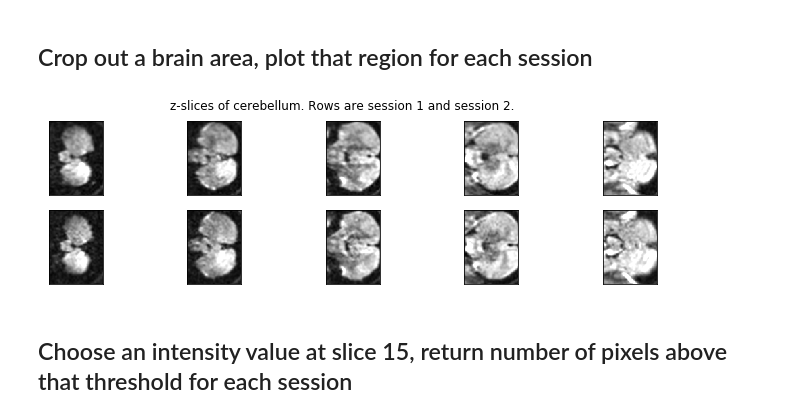
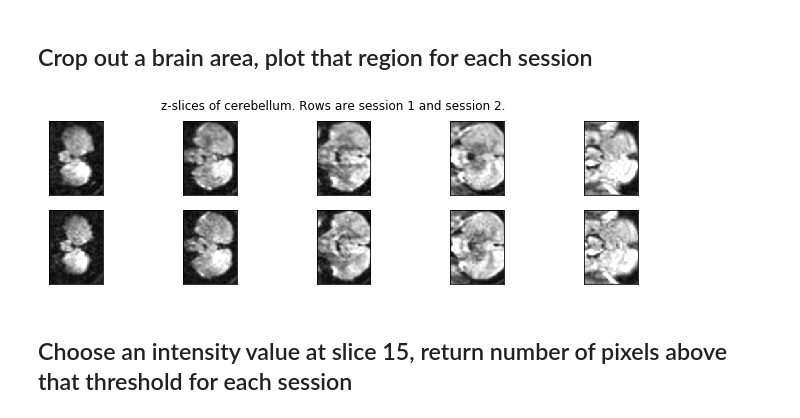
Before and after one commit to loftusa/mri-code-challenge, a Jupyter notebook: Main-analysis.ipynb, the cells around one changed output. Cells and saved outputs as stored; diff of their text form; code cells hidden in the pictures.

```diff
--- a/Main-analysis.ipynb
+++ b/Main-analysis.ipynb
@@ -148,24 +148,30 @@ ax2.set_title('Session 2');
 cerebellum1 = mri1_data[35:145, 100:180, 15:60, :]  # All time slices for specifically the cerebellum.
 cerebellum2 = mri2_data[35:145, 100:180, 15:60, :]  # Slices determined by experimentation.
 # %%
+# TODO: figure out how to label the rows
+
 fig, (ax1, ax2) = plt.subplots(2, 5, figsize=(12, 3))
 
 t, z, n = 5, 0, 0  # z-slice, time, and axis we're currently on
-for _ in range(5):
+for i in range(5):
     ax1[n].imshow(cerebellum1[:, :, z, t], cmap='gray', vmin=0, vmax=200)
     ax2[n].imshow(cerebellum2[:, :, z, t], cmap='gray', vmin=0, vmax=200)
 
     ax1[n].set_xticks([])
     ax2[n].set_xticks([])
     ax1[n].set_yticks([])
     ax2[n].set_yticks([])
+    if i == 0:
+        ax[0][i].set_ylabel('Session 1', color='r', fontsize=5)
+        ax[1][i].set_ylabel('Session 2', color='r', fontsize=5)
 
     n += 1
     z += 9  # Because there are 5 plots for each session, and 45 z-slices that comprise the cerebellum.
 
+fig.subplots_adjust(wspace=0)
 plt.suptitle('z-slices of cerebellum. Rows are session 1 and session 2.');
 # %% [output]
-[figure, old version]
+[figure, new version]
 # %% [markdown]
 ## Choose an intensity value at slice 15, return number of pixels above that threshold for each session
 # %% [markdown]
```
Also changed, not shown: parts of 1 cell of this notebook, 1 other file.
